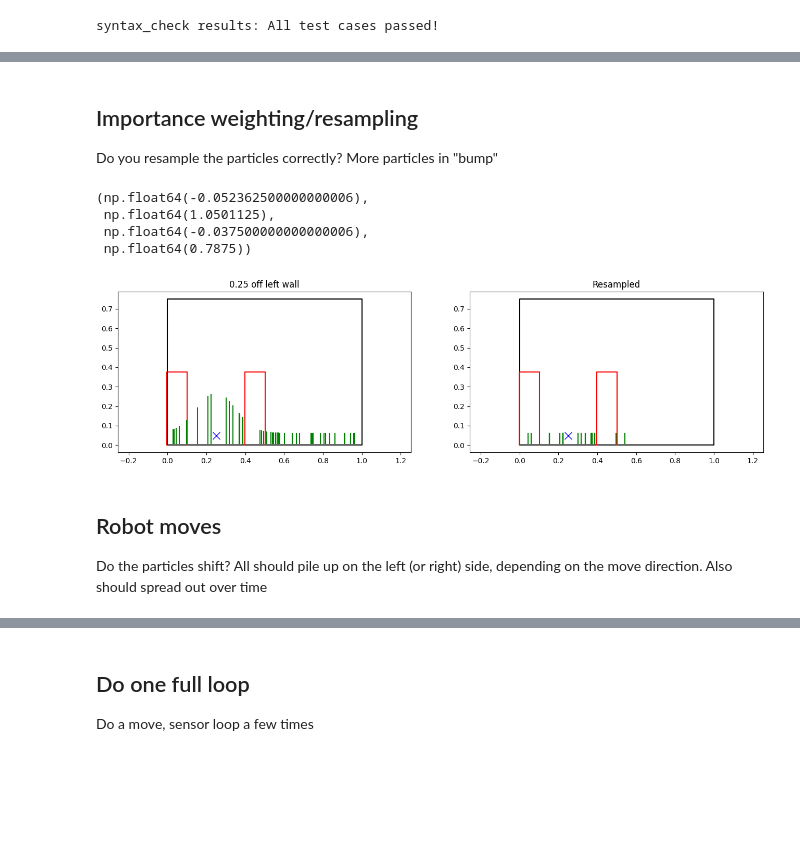
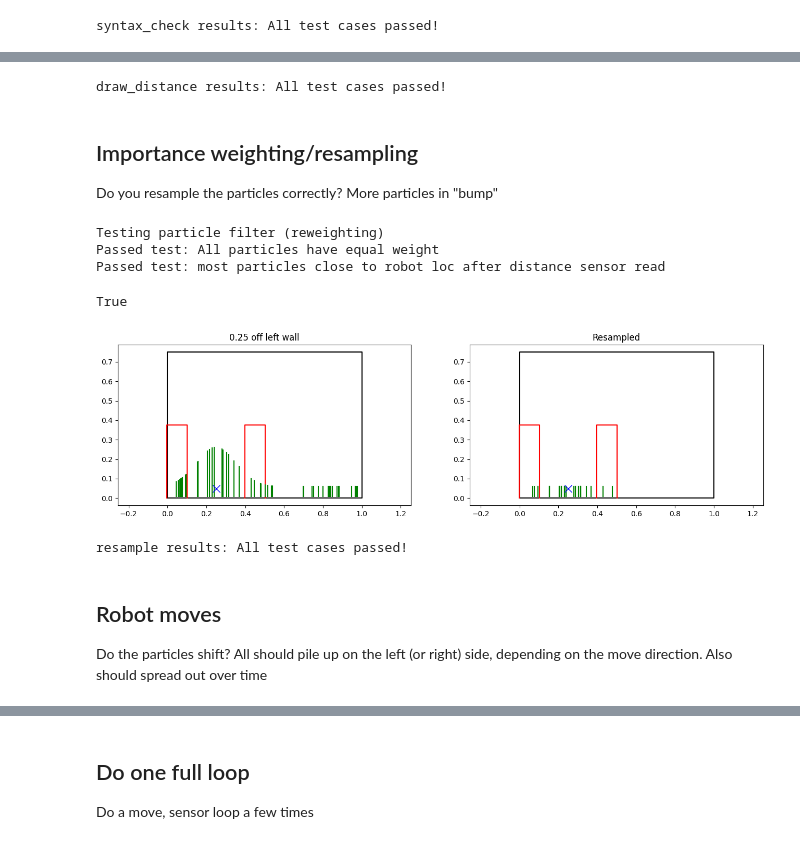
Before and after one commit to jamiesantos/ROB514, a Jupyter notebook: RobotHallway/check_particle_filter.ipynb, the cells around one changed output, grey strips where cells are left out. Saved outputs shown, nothing was run; the diff lists cells and outputs as text; code cells hidden in the pictures; blank space fills up the shorter version.

Commit message:
particle filter: merge changes

```diff
--- a/RobotHallway/check_particle_filter.ipynb
+++ b/RobotHallway/check_particle_filter.ipynb
@@ -156,36 +163,40 @@ axs[1].axis('equal')
+# %%
+grader.check("draw_distance")
+# %% [output]
+draw_distance results: All test cases passed!
 # %% [markdown]
-<!-- END QUESTION -->
-
-<!-- BEGIN QUESTION -->
-
 ## Importance weighting/resampling
 Do you resample the particles correctly? More particles in "bump"
 # %%
 fig, axs = plt.subplots(1, 2, figsize=(16, 4))
 
 n_particles = 50
 # Sensor reading first, to calculate weights
 axs[0].set_title("0.25 off left wall")
 robot_ground_truth.robot_loc = 0.25
 particle_filter.reset_particles(n_particles)
 particle_filter.calculate_weights_distance_wall(robot_sensor, 0.25)
 particle_filter.plot_particles_with_weights(axs[0], world_ground_truth, robot_ground_truth)
 axs[0].axis('equal')
 
 # Now resample
 axs[1].set_title("Resampled")
 particle_filter.resample_particles()
 particle_filter.plot_particles_with_weights(axs[1], world_ground_truth, robot_ground_truth)
 axs[1].axis('equal')
+
+test_reweighting(True)
 # %% [output]
-(np.float64(-0.052362500000000006),
- np.float64(1.0501125),
- np.float64(-0.037500000000000006),
- np.float64(0.7875))
+Testing particle filter (reweighting)
+Passed test: All particles have equal weight
+Passed test: most particles close to robot loc after distance sensor read
+True
-[figure, old version]
+[figure, new version]
+# %%
+grader.check("resample")
+# %% [output]
+resample results: All test cases passed!
 # %% [markdown]
-<!-- END QUESTION -->
-
 <!-- BEGIN QUESTION -->
 
 ## Robot moves
```
Also changed, not shown: parts of 10 cells of this notebook, 1 other file.
